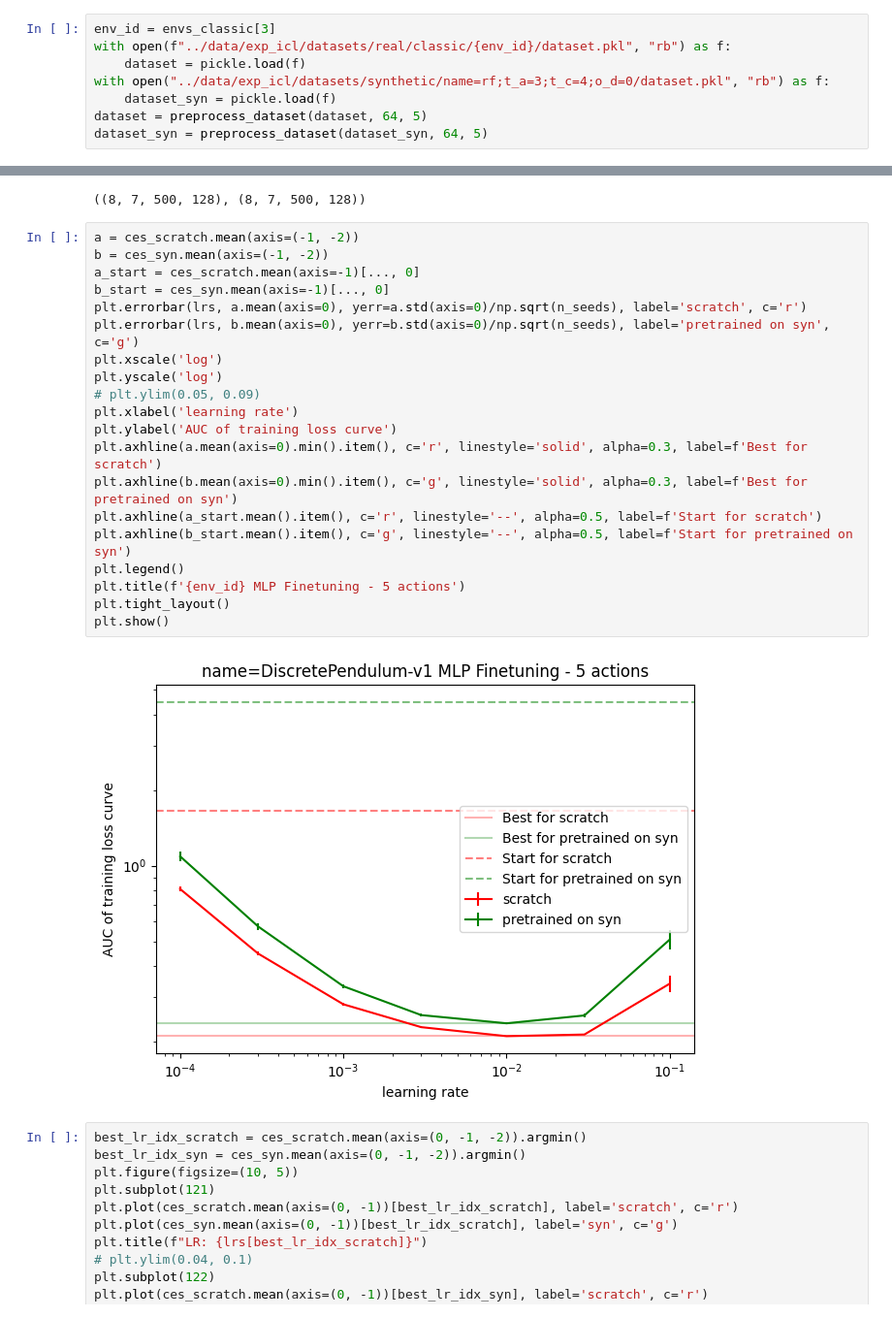
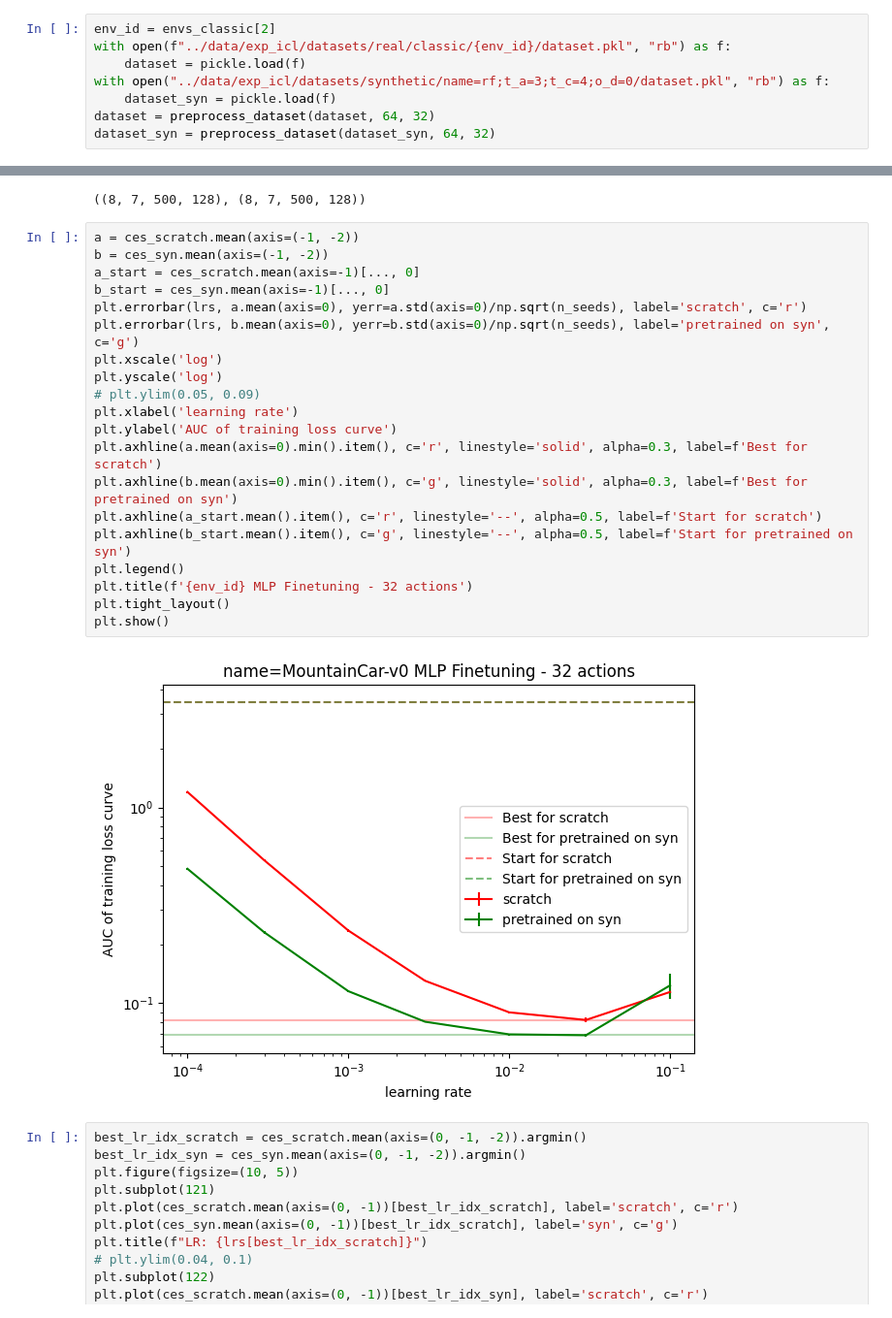
Before and after one commit to akarshkumar0101/synthetic-mdps, a Jupyter notebook: src/distillation.ipynb, the cells around one changed output, grey strips where cells are left out. Shown at 97% size. Saved outputs shown, nothing was run; the diff lists cells and outputs as text.

```diff
--- a/src/distillation.ipynb
+++ b/src/distillation.ipynb
@@ -67,13 +67,13 @@ envs_classic
  'name=MountainCar-v0',
  'name=DiscretePendulum-v1']
 # %%
-env_id = envs_classic[3]
+env_id = envs_classic[2]
 with open(f"../data/exp_icl/datasets/real/classic/{env_id}/dataset.pkl", "rb") as f:
     dataset = pickle.load(f)
 with open("../data/exp_icl/datasets/synthetic/name=rf;t_a=3;t_c=4;o_d=0/dataset.pkl", "rb") as f:
     dataset_syn = pickle.load(f)
-dataset = preprocess_dataset(dataset, 64, 5)
-dataset_syn = preprocess_dataset(dataset_syn, 64, 5)
+dataset = preprocess_dataset(dataset, 64, 32)
+dataset_syn = preprocess_dataset(dataset_syn, 64, 32)
 # %%
 dataset = jax.tree_map(lambda x: jnp.array(x), dataset)
 dataset_syn = jax.tree_map(lambda x: jnp.array(x), dataset_syn)
@@ -157,25 +157,25 @@ ces_scratch.shape, ces_syn.shape
 # %%
 a = ces_scratch.mean(axis=(-1, -2))
 b = ces_syn.mean(axis=(-1, -2))
 a_start = ces_scratch.mean(axis=-1)[..., 0]
 b_start = ces_syn.mean(axis=-1)[..., 0]
 plt.errorbar(lrs, a.mean(axis=0), yerr=a.std(axis=0)/np.sqrt(n_seeds), label='scratch', c='r')
 plt.errorbar(lrs, b.mean(axis=0), yerr=b.std(axis=0)/np.sqrt(n_seeds), label='pretrained on syn', c='g')
 plt.xscale('log')
 plt.yscale('log')
 # plt.ylim(0.05, 0.09)
 plt.xlabel('learning rate')
 plt.ylabel('AUC of training loss curve')
 plt.axhline(a.mean(axis=0).min().item(), c='r', linestyle='solid', alpha=0.3, label=f'Best for scratch')
 plt.axhline(b.mean(axis=0).min().item(), c='g', linestyle='solid', alpha=0.3, label=f'Best for pretrained on syn')
 plt.axhline(a_start.mean().item(), c='r', linestyle='--', alpha=0.5, label=f'Start for scratch')
 plt.axhline(b_start.mean().item(), c='g', linestyle='--', alpha=0.5, label=f'Start for pretrained on syn')
 plt.legend()
-plt.title(f'{env_id} MLP Finetuning - 5 actions')
+plt.title(f'{env_id} MLP Finetuning - 32 actions')
 plt.tight_layout()
 plt.show()
 # %% [output]
-[figure, old version]
+[figure, new version]
 # %%
 best_lr_idx_scratch = ces_scratch.mean(axis=(0, -1, -2)).argmin()
 best_lr_idx_syn = ces_syn.mean(axis=(0, -1, -2)).argmin()
```
Also changed, not shown: parts of 3 cells of this notebook, 26 other files.
